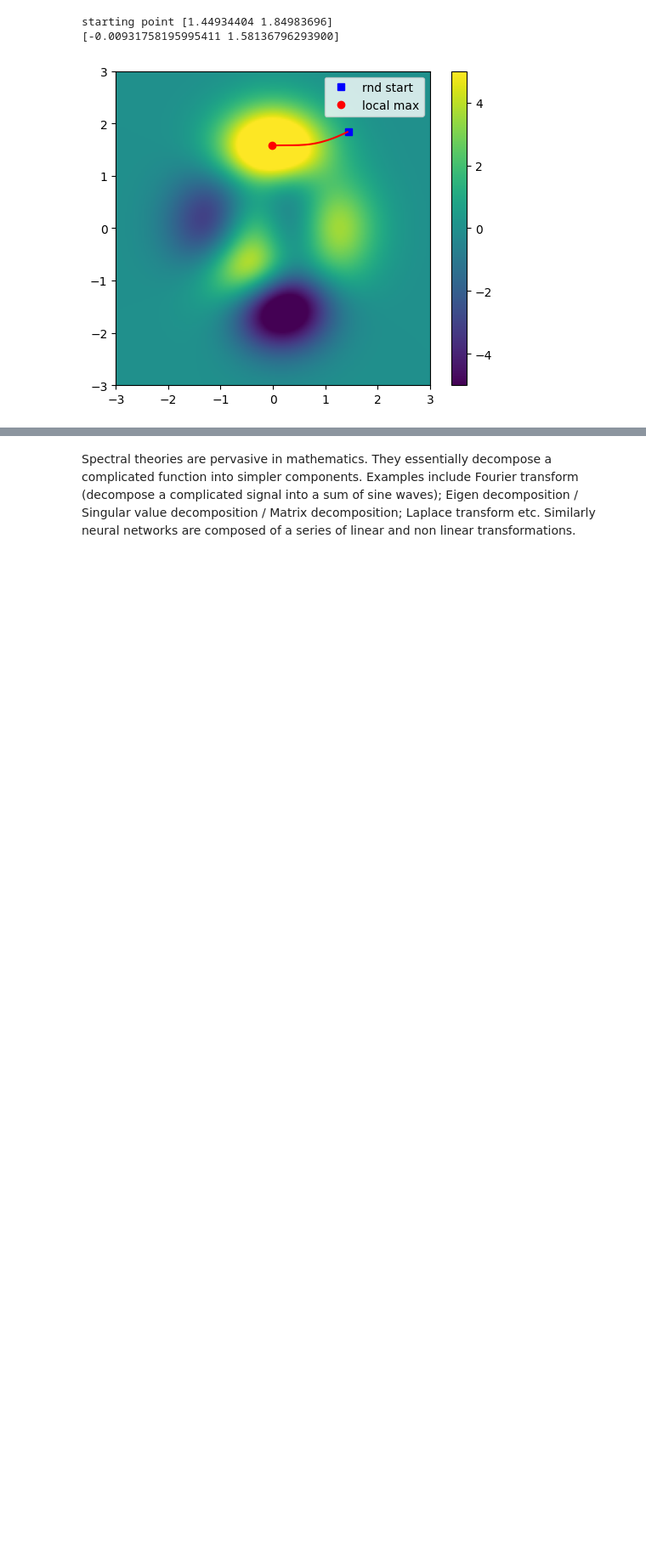
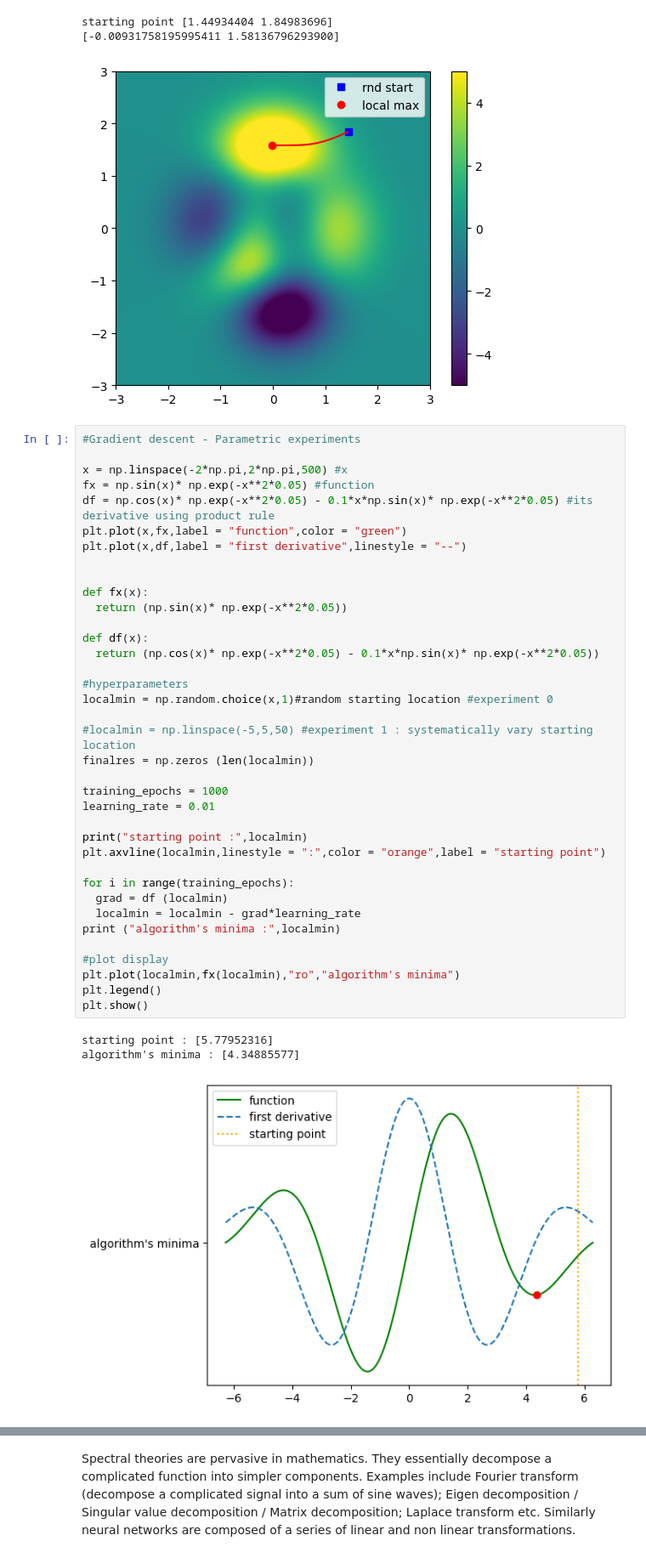
Before and after one commit to taruvaid/Fourier-Neural-Operators, a Jupyter notebook: gradient_descent.ipynb, the cells around one changed output, grey strips where cells are left out. Shown at 85% size. Drawn from its saved outputs; the diff is of its cells as text; blank space fills up the shorter version.

```diff
--- a/gradient_descent.ipynb
+++ b/gradient_descent.ipynb
@@ -998,3 +998,44 @@ plt.show()
 starting point [1.44934404 1.84983696]
 [-0.00931758195995411 1.58136796293900]
 [figure]
+# %%
+#Gradient descent - Parametric experiments
+
+x = np.linspace(-2*np.pi,2*np.pi,500) #x
+fx = np.sin(x)* np.exp(-x**2*0.05) #function
+df = np.cos(x)* np.exp(-x**2*0.05) - 0.1*x*np.sin(x)* np.exp(-x**2*0.05) #its derivative using product rule
+plt.plot(x,fx,label = "function",color = "green")
+plt.plot(x,df,label = "first derivative",linestyle = "--")
+
+
+def fx(x):
+  return (np.sin(x)* np.exp(-x**2*0.05))
+
+def df(x):
+  return (np.cos(x)* np.exp(-x**2*0.05) - 0.1*x*np.sin(x)* np.exp(-x**2*0.05))
+
+#hyperparameters
+localmin = np.random.choice(x,1)#random starting location #experiment 0
+
+#localmin = np.linspace(-5,5,50) #experiment 1 : systematically vary starting location
+finalres = np.zeros (len(localmin))
+
+training_epochs = 1000
+learning_rate = 0.01
+
+print("starting point :",localmin)
+plt.axvline(localmin,linestyle = ":",color = "orange",label = "starting point")
+
+for i in range(training_epochs):
+  grad = df (localmin)
+  localmin = localmin - grad*learning_rate
+print ("algorithm's minima :",localmin)
+
+#plot display
+plt.plot(localmin,fx(localmin),"ro","algorithm's minima")
+plt.legend()
+plt.show()
+# %% [output]
+starting point : [5.77952316]
+algorithm's minima : [4.34885577]
+[figure, added]
```
Also changed, not shown: parts of 11 cells of this notebook.
